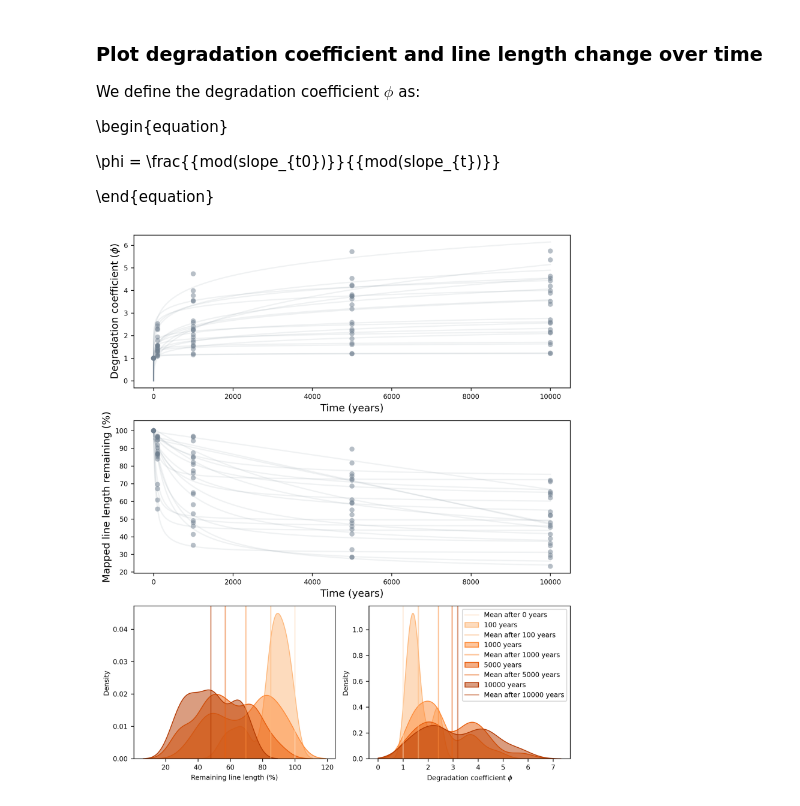
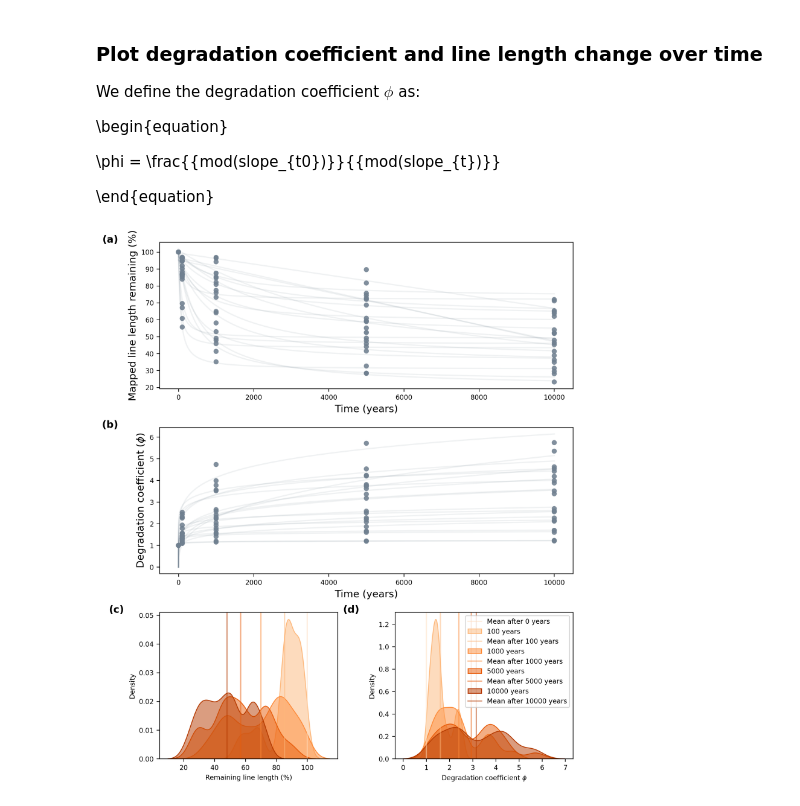
Before and after one commit to absrp/landscape_evolution_earthquake_ruptures, a Jupyter notebook: degradation_coefficient_length_evolution_comparison.ipynb, the cells around one changed output. Saved outputs shown, nothing was run; the diff lists cells and outputs as text; code cells hidden in the pictures.

Commit message:
added labels to plots

```diff
--- a/degradation_coefficient_length_evolution_comparison.ipynb
+++ b/degradation_coefficient_length_evolution_comparison.ipynb
@@ -48,8 +48,8 @@ grouped = data.groupby("DEM ID")
 
 fig = plt.figure(figsize=(8, 12), dpi=300)
 gs = fig.add_gridspec(4, 2, height_ratios=[1, 1, 1, 1])
-ax_deg = fig.add_subplot(gs[0, :])  # Degradation coefficient plot
-ax_length = fig.add_subplot(gs[1, :])  # Length remaining plot
+ax_deg = fig.add_subplot(gs[1, :])  # Degradation coefficient plot
+ax_length = fig.add_subplot(gs[0, :])  # Length remaining plot
 ax_small1 = fig.add_subplot(gs[2, 0])  # Distribution of length remaining
 ax_small2 = fig.add_subplot(gs[2, 1])  # Distribution of degradation coefficient
 
@@ -114,31 +114,38 @@ for i, (key, group) in enumerate(grouped):
         group["Normalized length"] * 100,
         ax=ax_small1,
         label=f"{int(key)} years",
         fill=True,
         alpha=0.5,
         clip=(1e-5, None),
         bw_adjust=0.7,
         color=color,
     )
     ax_small1.axvline(np.mean(group["Normalized length"] * 100), alpha=0.5, color=color)
 
+
     sns.kdeplot(
         group["Degradation coefficient"],
         ax=ax_small2,
         label=f"{int(key)} years",
         fill=True,
         alpha=0.5,
         clip=(1e-5, None),
         bw_adjust=0.7,
         color=color,
     )
     ax_small2.axvline(np.mean(group["Degradation coefficient"]), alpha=0.5, color=color, label=f"Mean after {int(key)} years")
 
 ax_small1.set_xlabel("Remaining line length (%)")
 ax_small2.set_xlabel(f"Degradation coefficient $\phi$")
 ax_small2.legend()
 
+ax_length.text(-0.1, 1.05, '(a)', transform=ax_length.transAxes, fontsize=12, fontweight='bold', va='top', ha='right')
+ax_deg.text(-0.1, 1.05, '(b)', transform=ax_deg.transAxes, fontsize=12, fontweight='bold', va='top', ha='right')
+ax_small1.text(-0.2, 1.05, '(c)', transform=ax_small1.transAxes, fontsize=12, fontweight='bold', va='top', ha='right')
+ax_small2.text(-0.2, 1.05, '(d)', transform=ax_small2.transAxes, fontsize=12, fontweight='bold', va='top', ha='right')
+
+
 plt.tight_layout()
 plt.savefig('Figures/deg_coeff_L_evolution.pdf')
 # %% [output]
-[figure, old version]
+[figure, new version]
```
